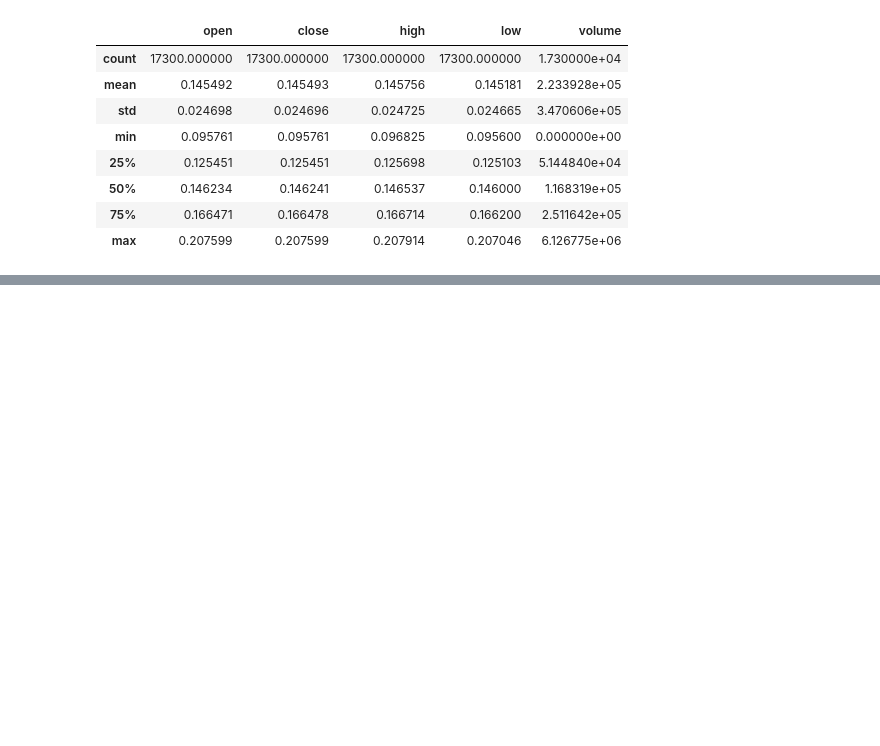
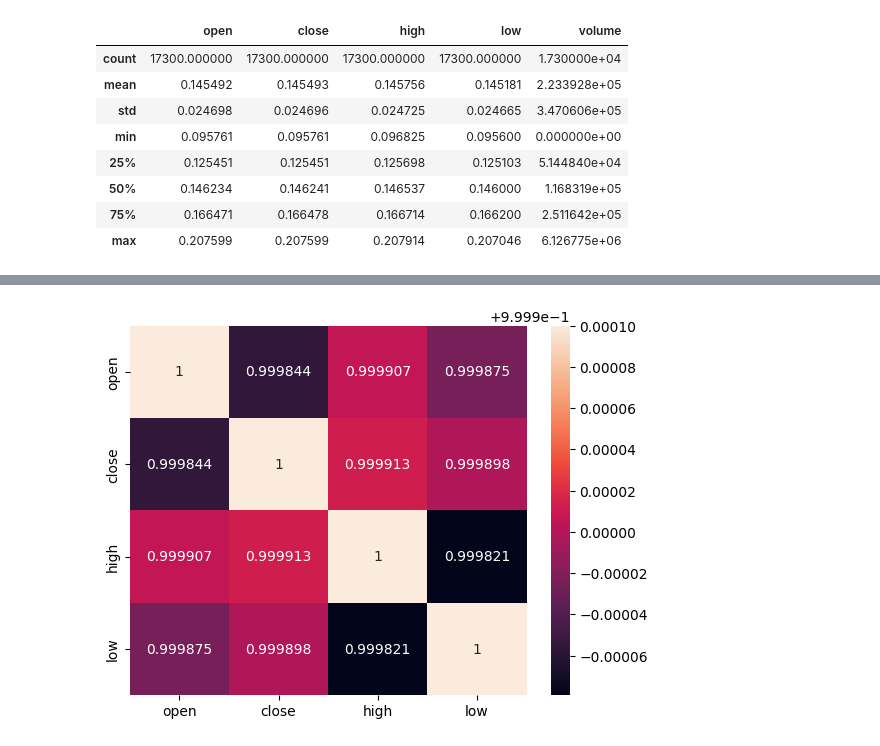
Before and after one commit to Howmanyeyes/ML_2024, a Jupyter notebook: DZ_1.ipynb, the cells around one changed output, grey strips where cells are left out. Drawn from its saved outputs; the diff is of its cells as text; code cells hidden in the pictures; blank space fills up the shorter version.

```diff
--- a/DZ_1.ipynb
+++ b/DZ_1.ipynb
@@ -83,0 +98,9 @@ NameError: name 'stats' is not defined
+# %%
+df_no_volume = df.drop(columns='volume')
+sns.heatmap(df_no_volume.corr(), annot=True, fmt='g')
+plt.show()
+
+# Now we can see that prices, highs and lows still have strong correlation, as I see it, it means
+# that price spikes during one candle are very rare and incegnifficant. Let's test it
+# %% [output]
+[figure, added]
```
Also changed, not shown: parts of 4 cells of this notebook.
